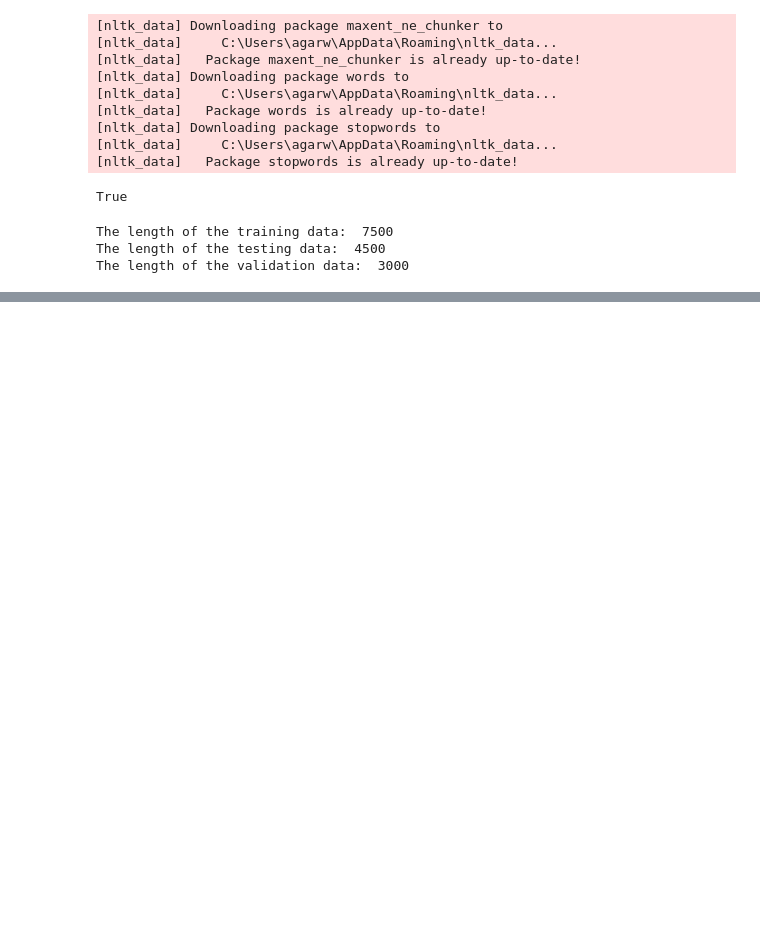
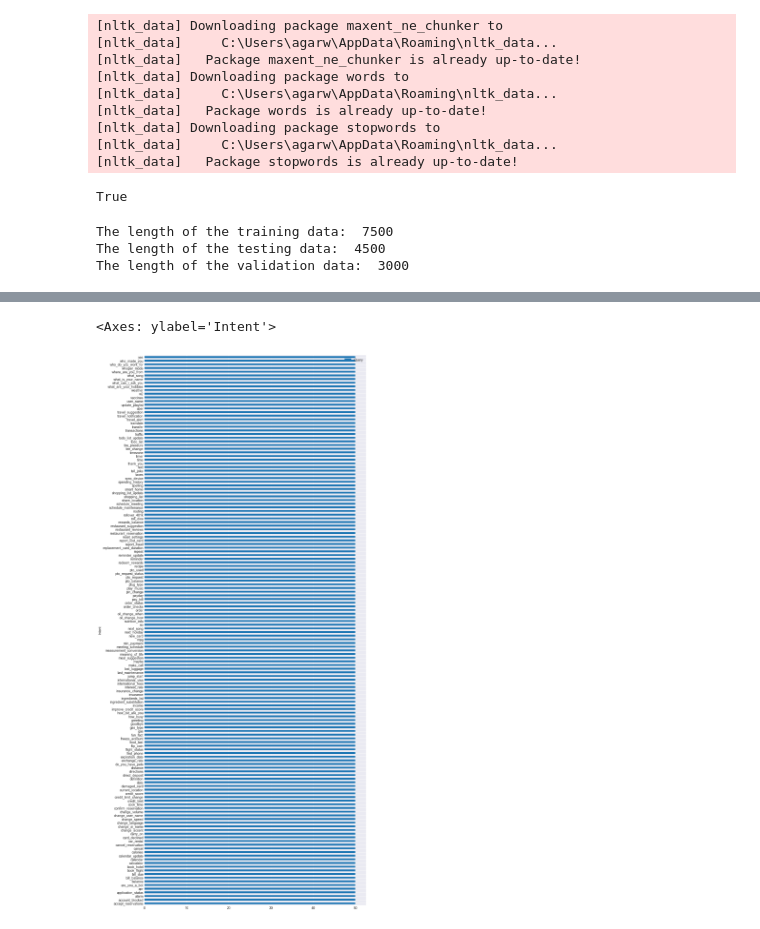
Before and after one commit to Mohitag94/MScDataScience_Project, a Jupyter notebook: preprocess_eda.ipynb, the cells around one changed output, grey strips where cells are left out. Saved outputs shown, nothing was run; the diff lists cells and outputs as text; code cells hidden in the pictures; blank space fills up the shorter version.

```diff
--- a/preprocess_eda.ipynb
+++ b/preprocess_eda.ipynb
@@ -121,7 +121,9 @@ class eda():
         plt.show()
 
     def avg_word_len_per_query(self, title):
-        avg_word_len_per_query = self.data["Query"].str.split().str.len()
+        avg_word_len_per_query = self.data["Query"].str.split().\
+            apply(lambda words : [len(word) for word in words]).\
+                map(lambda avg_word : np.mean(avg_word))
         print("Minimum Number of Average Words Length in a query is: ",
               avg_word_len_per_query.min())
         print("Maximum Number of Average Words Length in a query is: ",
@@ -174,0 +240,5 @@ class pre_process():
+# %%
+perclass.plot(kind="barh", figsize=(12, 30))
+# %% [output]
+<Axes: ylabel='Intent'>
+[figure, added]
```
Also changed, not shown: parts of 35 cells of this notebook, 2 other files.
